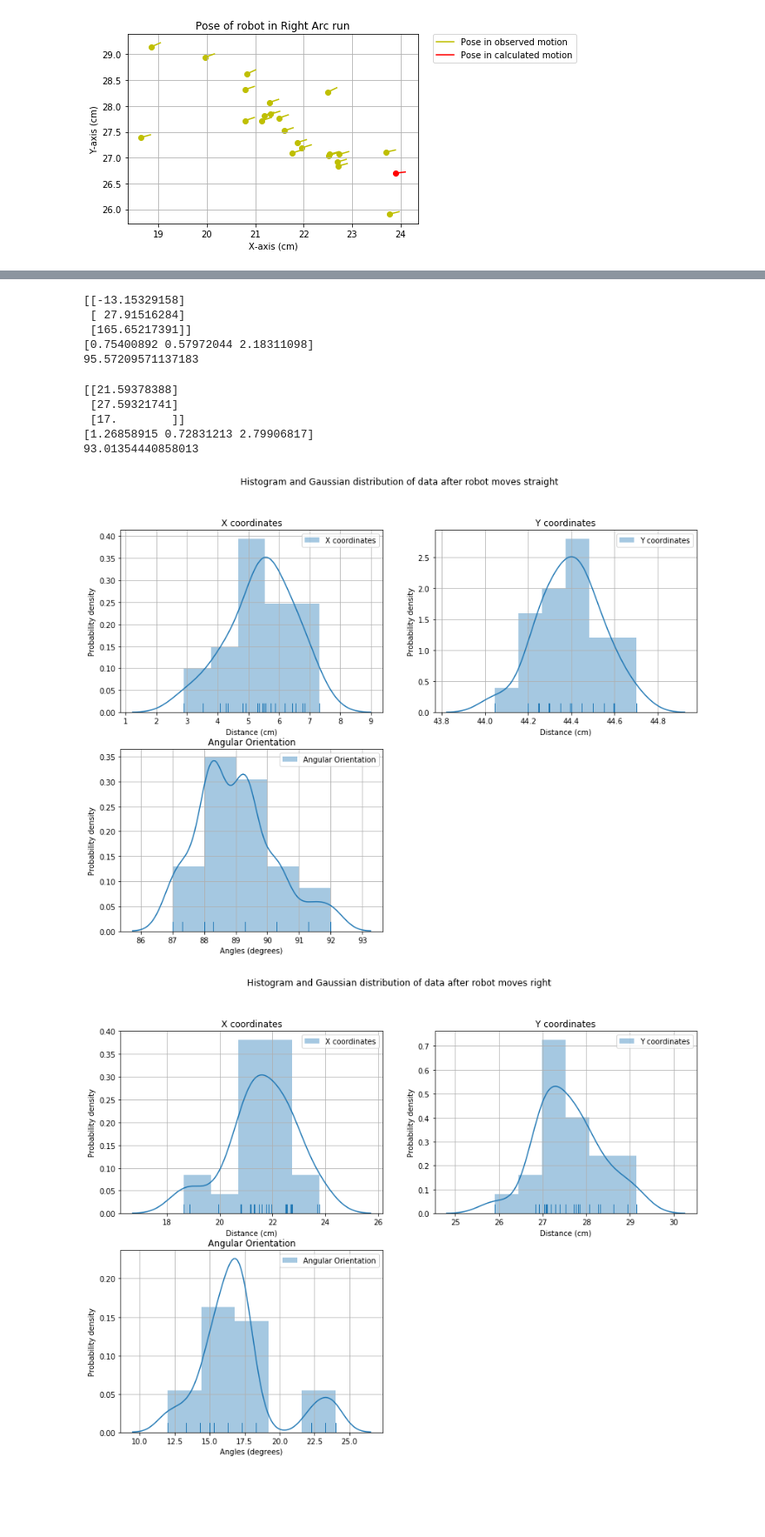
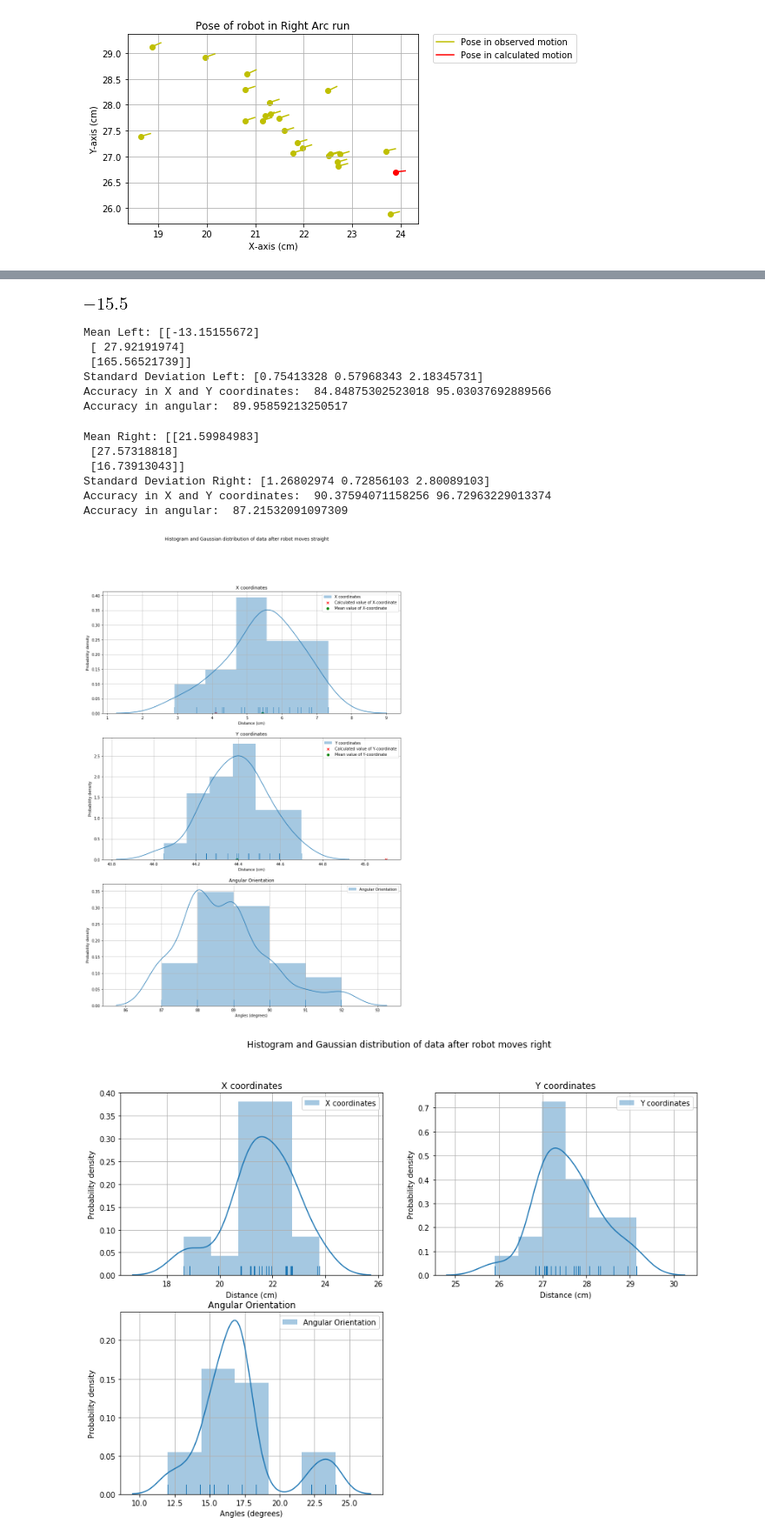
Before and after one commit to debaraj-barua/ScientificExperimentation-ss18, a Jupyter notebook: 03_ManualMotionObservation-Statistical Evaluation/src/Experimnt01/src/SEE_Experiment01_plots_final.ipynb, the cells around one changed output, grey strips where cells are left out. Shown: that part at 87% size. Drawn from its saved outputs; the diff is of its cells as text; code cells hidden in the pictures; blank space fills up the shorter version.

```diff
--- a/03_ManualMotionObservation-Statistical Evaluation/src/Experimnt01/src/SEE_Experiment01_plots_final.ipynb
+++ b/03_ManualMotionObservation-Statistical Evaluation/src/Experimnt01/src/SEE_Experiment01_plots_final.ipynb
@@ -322,3 +336,8 @@ print (accuracy_straight)
+# %%
+lt_calc=np.array([[x_lt_calc],[y_lt_calc],[angle_lt_calc]])
+lt_calc[0,0]
+# %% [output]
+[figure, added]
 # %%
 mean_lt = np.array(np.mean(lt_centers,axis=1))[:,np.newaxis]
 lt_calc=np.array([[x_lt_calc],[y_lt_calc],[angle_lt_calc]])
@@ -334,62 +356,70 @@ accuracy_rt = 100-np.abs(np.linalg.norm(rt_calc)-np.linalg.norm(mean_rt)
-# %%
-print (mean_lt)
-print (stdDev_lt)
-print (accuracy_lt)
-# %% [output]
-[[-13.15329158]
- [ 27.91516284]
- [165.65217391]]
-[0.75400892 0.57972044 2.18311098]
-95.57209571137183
-# %%
-print (mean_rt)
-print (stdDev_rt)
-print (accuracy_rt)
-# %% [output]
-[[21.59378388]
- [27.59321741]
- [17.        ]]
-[1.26858915 0.72831213 2.79906817]
-93.01354440858013
+# %%
+print ("Mean Left:", mean_lt)
+print ("Standard Deviation Left:", stdDev_lt)
+print ("Accuracy in X and Y coordinates: ", accuracy_lt_xpos,accuracy_lt_ypos )
+print ("Accuracy in angular: ", accuracy_lt_rot)
+# %% [output]
+Mean Left: [[-13.15155672]
+ [ 27.92191974]
+ [165.56521739]]
+Standard Deviation Left: [0.75413328 0.57968343 2.18345731]
+Accuracy in X and Y coordinates:  84.84875302523018 95.03037692889566
+Accuracy in angular:  89.95859213250517
+# %%
+print ("Mean Right:", mean_rt)
+print ("Standard Deviation Right:", stdDev_rt)
+print ("Accuracy in X and Y coordinates: ", accuracy_rt_xpos,accuracy_rt_ypos)
+print ("Accuracy in angular: ", accuracy_rt_rot)
+# %% [output]
+Mean Right: [[21.59984983]
+ [27.57318818]
+ [16.73913043]]
+Standard Deviation Right: [1.26802974 0.72856103 2.80089103]
+Accuracy in X and Y coordinates:  90.37594071158256 96.72963229013374
+Accuracy in angular:  87.21532091097309
 # %%
-fig = plt.figure(figsize=(14,10))
-ax = plt.subplot(221)
+fig = plt.figure(figsize=(14,20))
+ax = plt.subplot(311)
 #ax.hist(st_centers[0,:], normed= True,label='Histogram of X coordinates')
+plt.scatter(x_st_calc,0, marker='x', color='r', label = 'Calculated value of X-coordinate')
+plt.scatter(mean_straight[0,0],0, marker='o', color='g', label = 'Mean value of X-coordinate')
 sns.distplot(st_centers[0,:],hist=True, rug=True,
              label='X coordinates')
 plt.title('X coordinates')
 plt.ylabel('Probability density')
 plt.xlabel('Distance (cm)')
 plt.legend()
 plt.grid(True)
 
-ax = plt.subplot(222)
+ax = plt.subplot(312)
 #ax.hist(st_centers[1,:], normed= True,label='Histogram of Y coordinates')
+plt.scatter(y_st_calc,0, marker='x', color='r', label = 'Calculated value of Y-coordinate')
+plt.scatter(mean_straight[1,0],0, marker='o', color='g', label = 'Mean value of Y-coordinate')
 sns.distplot(st_centers[1,:],hist=True, rug=True,
              label='Y coordinates')
 plt.title('Y coordinates')
 plt.ylabel('Probability density')
 plt.xlabel('Distance (cm)')
 plt.legend()
 plt.grid(True)
 
-ax = plt.subplot(223)
+ax = plt.subplot(313)
 #ax.hist(st_centers[1,:], normed= True,label='Histogram of Y coordinates')
 sns.distplot(st_centers[2,:],hist=True, rug=True, bins= 5,
              label='Angular Orientation')
 plt.title('Angular Orientation')
 plt.ylabel('Probability density')
 plt.xlabel('Angles (degrees)')
 plt.legend()
 plt.grid(True)
 
 
 
 plt.suptitle('Histogram and Gaussian distribution of data after robot moves straight')
 pylab.savefig('output/histplot_st.png', bbox_inches='tight')
 plt.show()
 # %% [output]
-[figure, old version]
+[figure, new version]
 # %%
 fig = plt.figure(figsize=(14,10))
 ax = plt.subplot(221)
```
Also changed, not shown: parts of 7 cells of this notebook, 22 other files.
